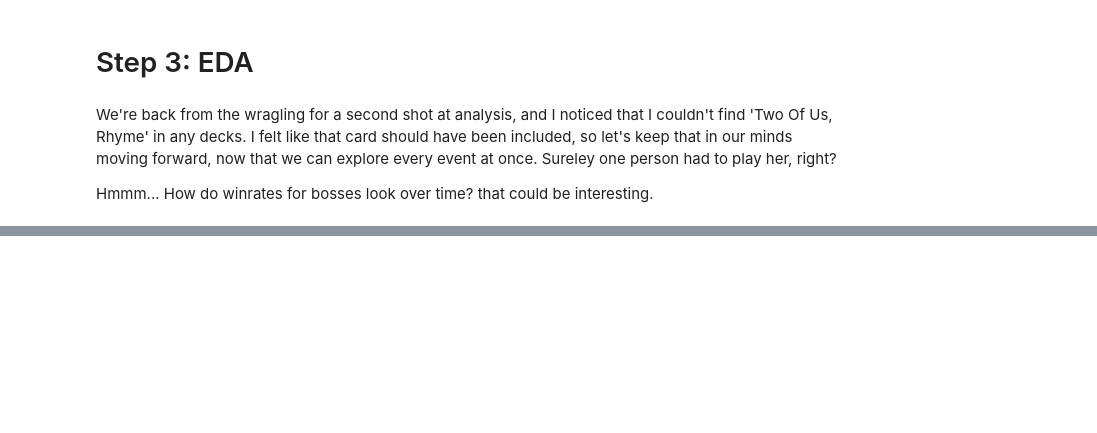
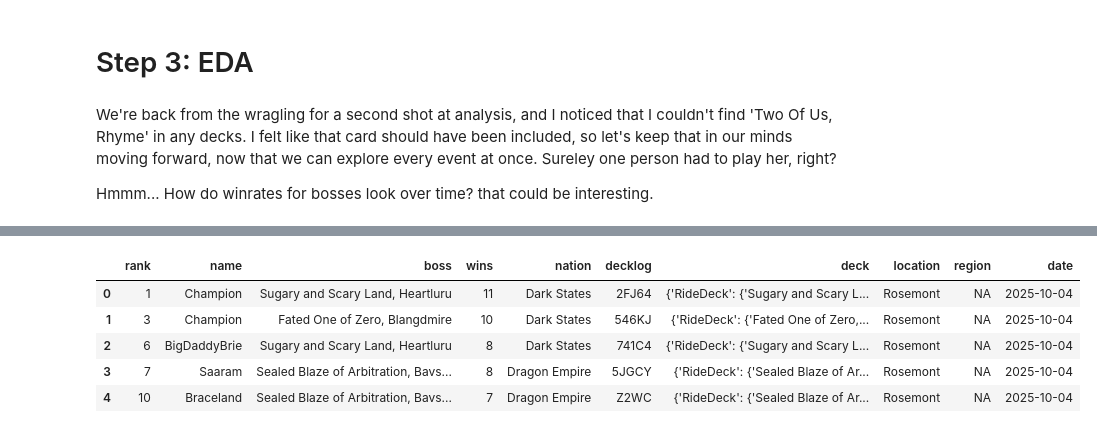
Before and after one commit to Silver-Sapphire/BCSanalysis, a Jupyter notebook: BCSdata.ipynb, the cells around one changed output, grey strips where cells are left out. Saved outputs shown, nothing was run; the diff lists cells and outputs as text; code cells hidden in the pictures; blank space fills up the shorter version.

```diff
--- a/BCSdata.ipynb
+++ b/BCSdata.ipynb
@@ -128,0 +270,12 @@ SyntaxError: invalid syntax (4058584634.py, line 1)
+# %%
+# lets test its loading for a sanity check
+df2 = pd.read_json(path.join('/Users/admin/BCSdata/BCSanalysis/.json','ToppingDecks.json'), orient='records')
+# df2 = df2.transpose()
+df2.head()
+# %% [output]
+|  | rank | name | boss | wins | nation | decklog | deck | location | region | date |
+| 0 | 1 | Champion | Sugary and Scary Land, Heartluru | 11 | Dark States | 2FJ64 | {'RideDeck': {'Sugary and Scary L... | Rosemont | NA | 2025-10-04 |
+| 1 | 3 | Champion | Fated One of Zero, Blangdmire | 10 | Dark States | 546KJ | {'RideDeck': {'Fated One of Zero,... | Rosemont | NA | 2025-10-04 |
+| 2 | 6 | BigDaddyBrie | Sugary and Scary Land, Heartluru | 8 | Dark States | 741C4 | {'RideDeck': {'Sugary and Scary L... | Rosemont | NA | 2025-10-04 |
+| 3 | 7 | Saaram | Sealed Blaze of Arbitration, Bavs... | 8 | Dragon Empire | 5JGCY | {'RideDeck': {'Sealed Blaze of Ar... | Rosemont | NA | 2025-10-04 |
+| 4 | 10 | Braceland | Sealed Blaze of Arbitration, Bavs... | 7 | Dragon Empire | Z2WC | {'RideDeck': {'Sealed Blaze of Ar... | Rosemont | NA | 2025-10-04 |
```
Also changed, not shown: parts of 30 cells of this notebook.
